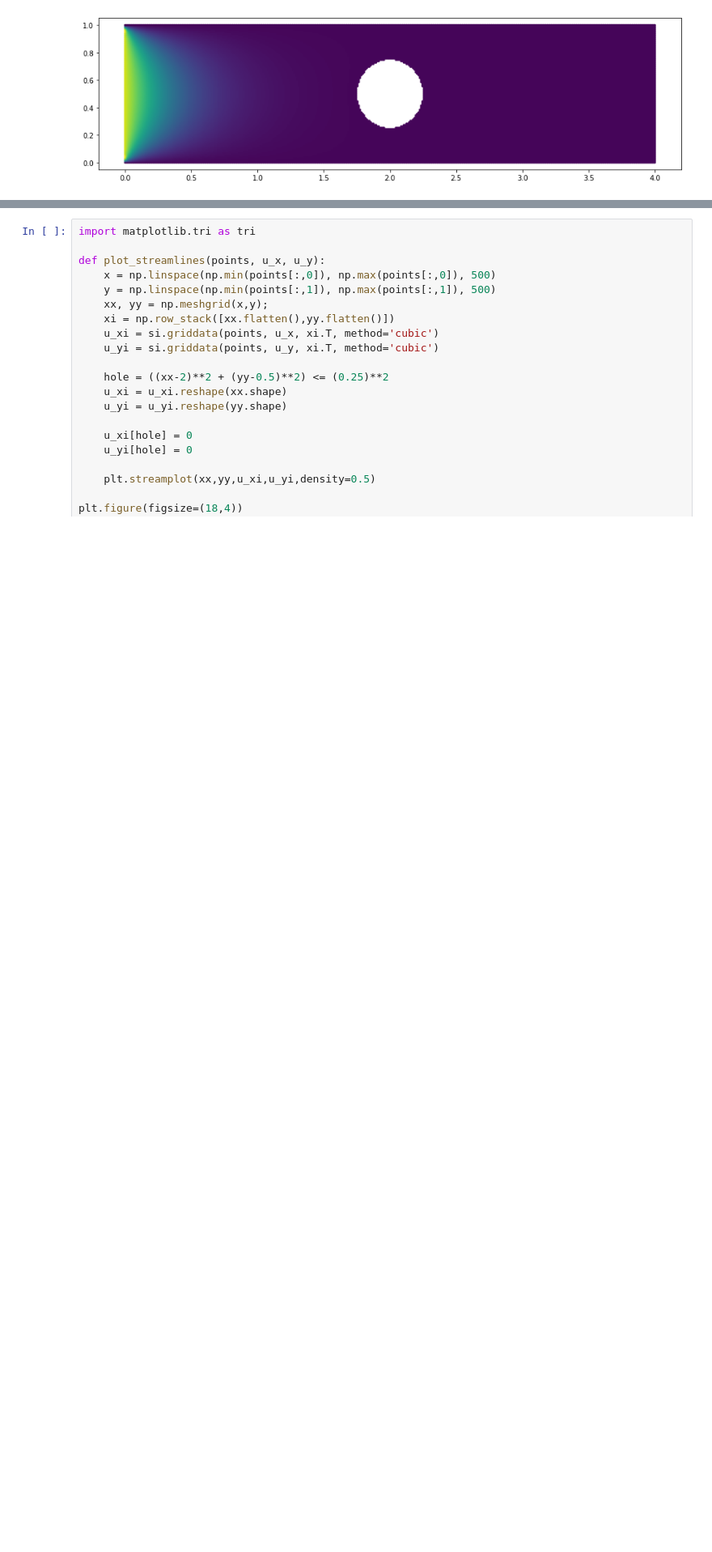
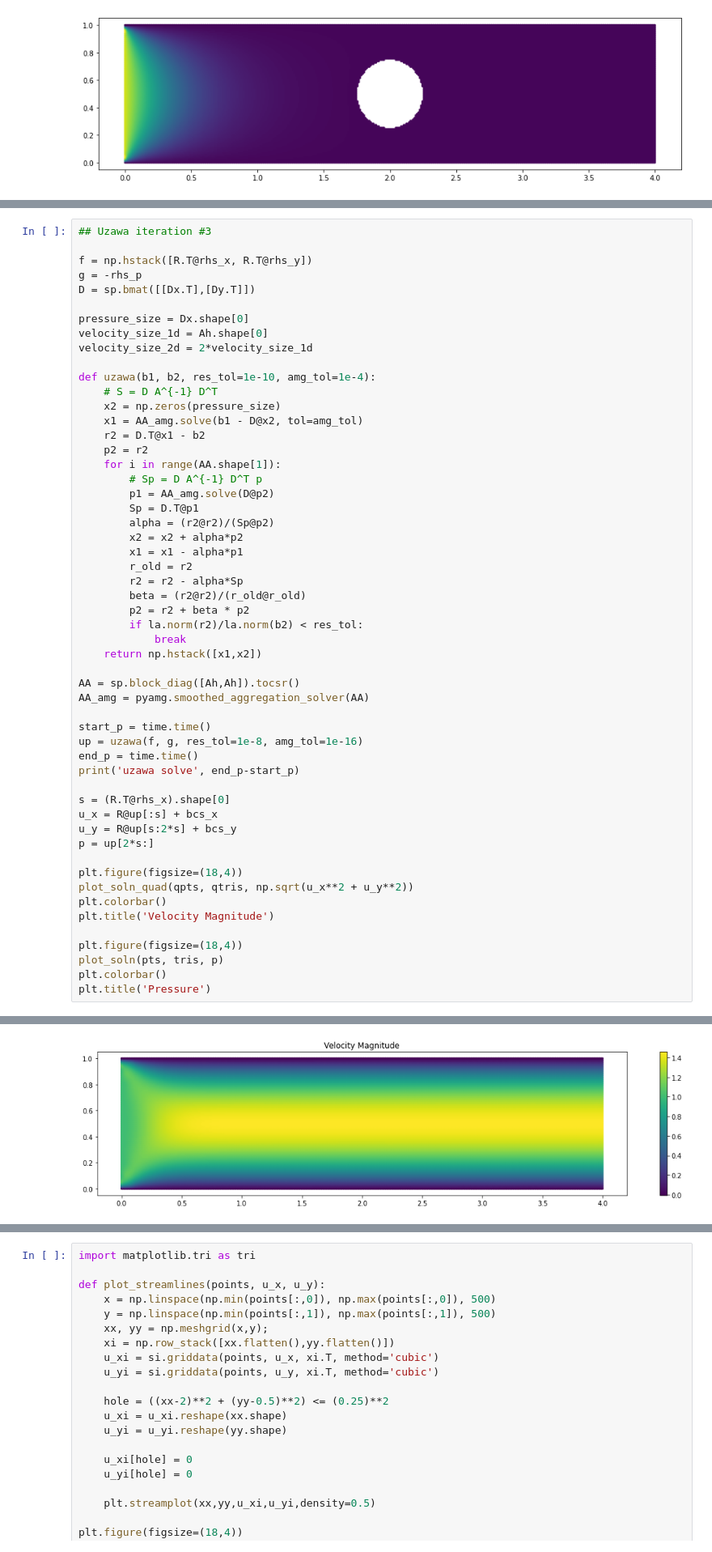
Before and after one commit to nicknytko/cs555-final-project, a Jupyter notebook: cylflow-p2p1.ipynb, the cells around one changed output, grey strips where cells are left out. Shown at 81% size. Cells and saved outputs as stored; diff of their text form; blank space fills up the shorter version.

```diff
--- a/cylflow-p2p1.ipynb
+++ b/cylflow-p2p1.ipynb
@@ -222,2 +221,57 @@ Text(0.5, 1.0, 'Pressure')
 [figure]
 [figure]
+# %%
+## Uzawa iteration #3
+
+f = np.hstack([R.T@rhs_x, R.T@rhs_y])
+g = -rhs_p
+D = sp.bmat([[Dx.T],[Dy.T]])
+
+pressure_size = Dx.shape[0]
+velocity_size_1d = Ah.shape[0]
+velocity_size_2d = 2*velocity_size_1d
+
+def uzawa(b1, b2, res_tol=1e-10, amg_tol=1e-4):
+    # S = D A^{-1} D^T
+    x2 = np.zeros(pressure_size)
+    x1 = AA_amg.solve(b1 - D@x2, tol=amg_tol)
+    r2 = D.T@x1 - b2
+    p2 = r2
+    for i in range(AA.shape[1]):
+        # Sp = D A^{-1} D^T p
+        p1 = AA_amg.solve(D@p2)
+        Sp = D.T@p1
+        alpha = (r2@r2)/(Sp@p2)
+        x2 = x2 + alpha*p2
+        x1 = x1 - alpha*p1
+        r_old = r2
+        r2 = r2 - alpha*Sp
+        beta = (r2@r2)/(r_old@r_old)
+        p2 = r2 + beta * p2
+        if la.norm(r2)/la.norm(b2) < res_tol:
+            break
+    return np.hstack([x1,x2])
+
+AA = sp.block_diag([Ah,Ah]).tocsr()
+AA_amg = pyamg.smoothed_aggregation_solver(AA)
+
+start_p = time.time()
+up = uzawa(f, g, res_tol=1e-8, amg_tol=1e-16)
+end_p = time.time()
+print('uzawa solve', end_p-start_p)
+
+s = (R.T@rhs_x).shape[0]
+u_x = R@up[:s] + bcs_x
+u_y = R@up[s:2*s] + bcs_y
+p = up[2*s:]
+
+plt.figure(figsize=(18,4))
+plot_soln_quad(qpts, qtris, np.sqrt(u_x**2 + u_y**2))
+plt.colorbar()
+plt.title('Velocity Magnitude')
+
+plt.figure(figsize=(18,4))
+plot_soln(pts, tris, p)
+plt.colorbar()
+plt.title('Pressure')
+# %% [output]
@@ -223,0 +280 @@ Text(0.5, 1.0, 'Pressure')
+[figure, added]
```
Also changed, not shown: parts of 11 cells of this notebook, 7 other files.
